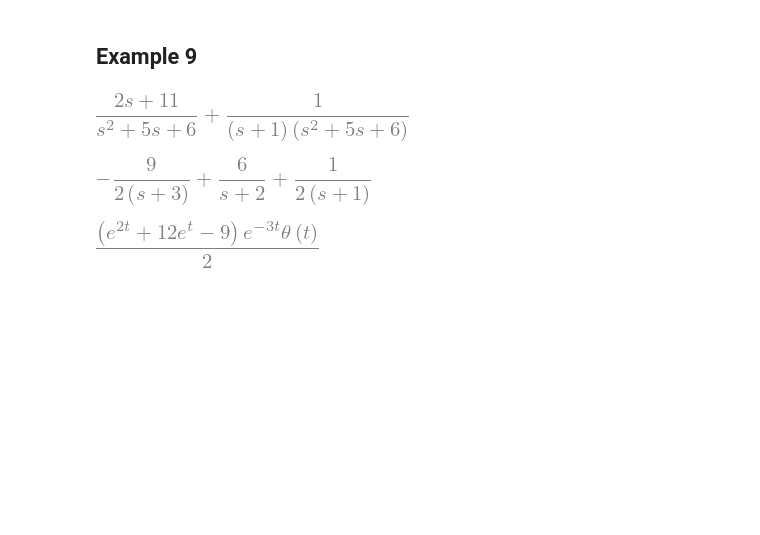
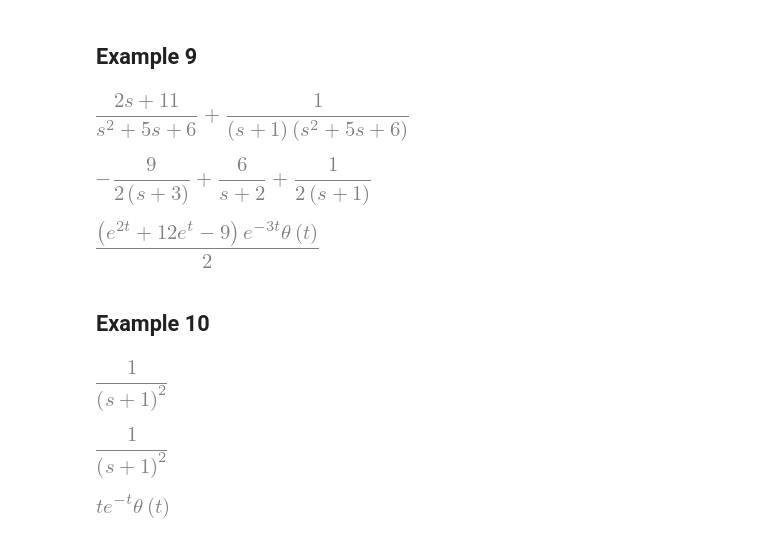
Before and after one commit to JonHowMIT/Signals_and_Systems, a Jupyter notebook: 16_002_Topic12_example_1.ipynb, the cells around one changed output. Cells and saved outputs as stored; diff of their text form; code cells hidden in the pictures; blank space fills up the shorter version.

```diff
--- a/16_002_Topic12_example_1.ipynb
+++ b/16_002_Topic12_example_1.ipynb
@@ -217,3 +217,19 @@ y9 = inverse_laplace_transform(G9.apart(),s,t)
 y9
 # %% [output]
 [figure]
+# %% [markdown]
+## Example 10
+# %%
+G10 = 1/(s+1)**2
+G10
+# %% [output]
+[figure, added]
+# %%
+G10.apart()
+# %% [output]
+[figure, added]
+# %%
+y10 = inverse_laplace_transform(G10.apart(),s,t)
+y10
+# %% [output]
+[figure, added]
```
